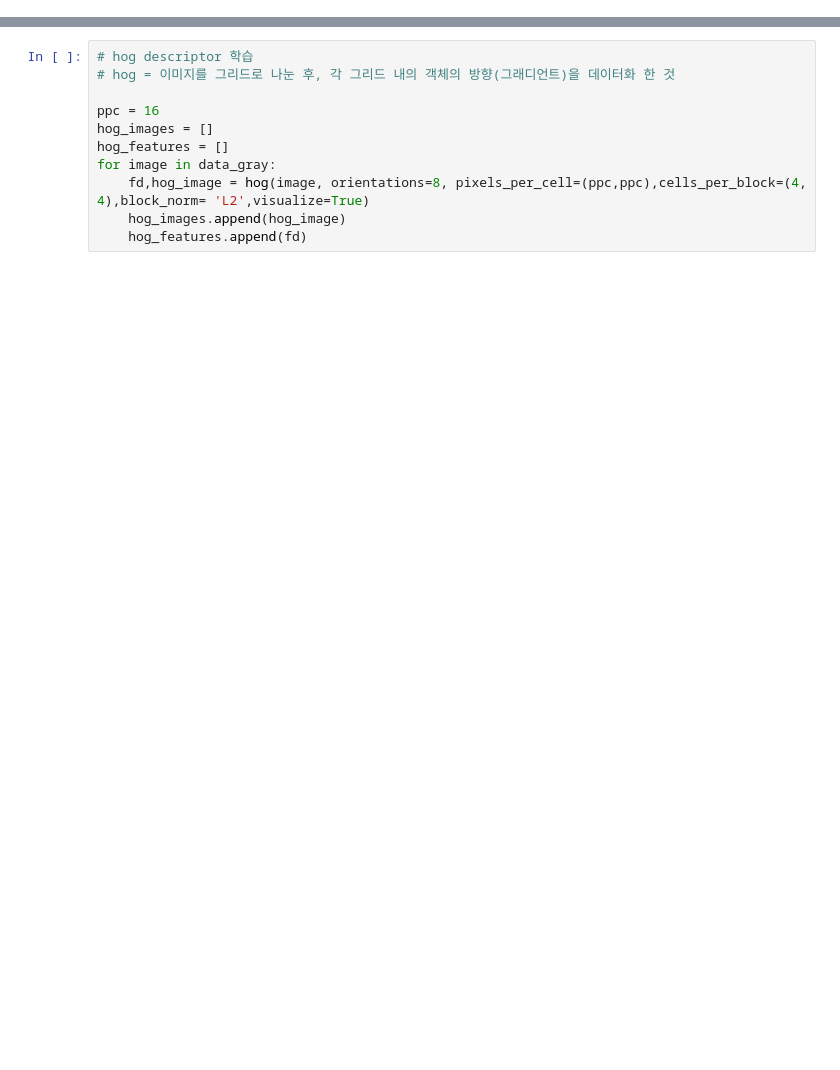
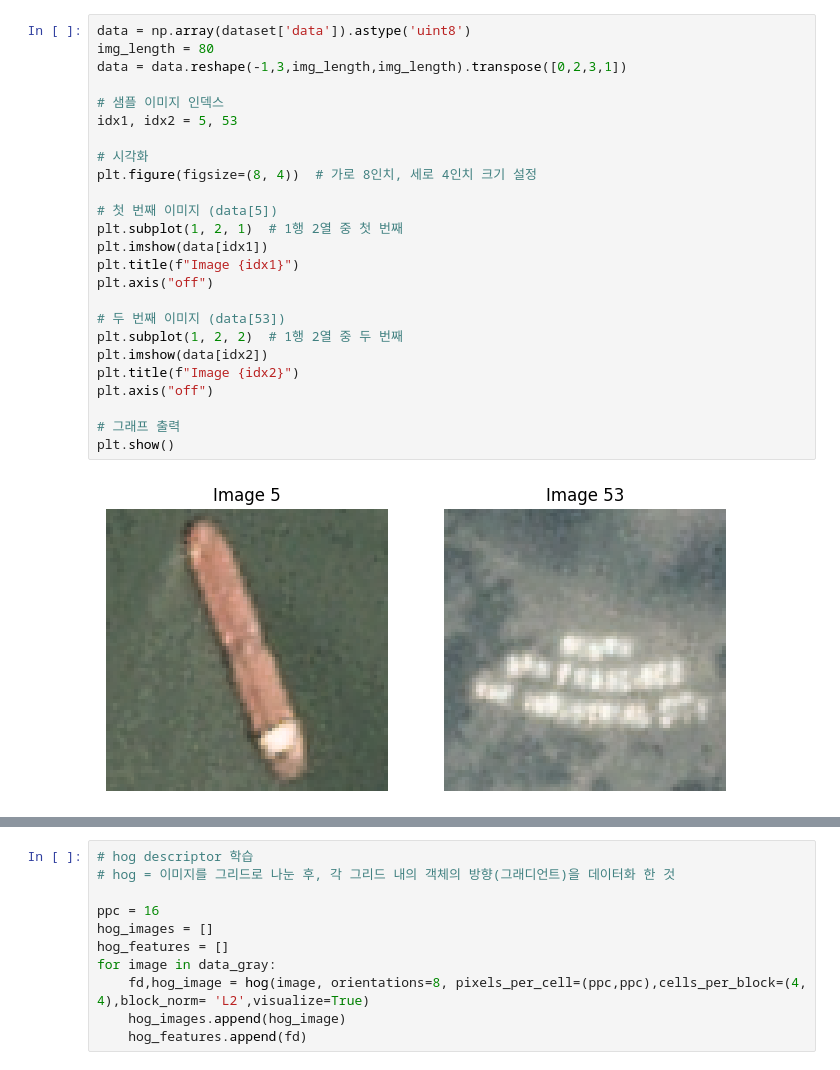
Before and after one commit to wikibook/dangerous-ai, a Jupyter notebook: 2장/6_hog_svm.ipynb, the cells around one changed output, grey strips where cells are left out. Drawn from its saved outputs; the diff is of its cells as text; blank space fills up the shorter version.

```diff
--- a/2장/6_hog_svm.ipynb
+++ b/2장/6_hog_svm.ipynb
@@ -77,3 +96,30 @@ plt.imshow(data[51])
+# %%
+data = np.array(dataset['data']).astype('uint8')
+img_length = 80
+data = data.reshape(-1,3,img_length,img_length).transpose([0,2,3,1])
+
+# 샘플 이미지 인덱스
+idx1, idx2 = 5, 53
+
+# 시각화
+plt.figure(figsize=(8, 4))  # 가로 8인치, 세로 4인치 크기 설정
+
+# 첫 번째 이미지 (data[5])
+plt.subplot(1, 2, 1)  # 1행 2열 중 첫 번째
+plt.imshow(data[idx1])
+plt.title(f"Image {idx1}")
+plt.axis("off")
+
+# 두 번째 이미지 (data[53])
+plt.subplot(1, 2, 2)  # 1행 2열 중 두 번째
+plt.imshow(data[idx2])
+plt.title(f"Image {idx2}")
+plt.axis("off")
+
+# 그래프 출력
+plt.show()
+# %% [output]
+[figure, added]
 # %%
 # 이미지를 모두 그레이스케일로 변환
 # : 신호등 색상과 같이 색상이 중요한 특징으로 작용하는 경우가 아니라면
```
Also changed, not shown: parts of 12 cells of this notebook, 16 other files.
